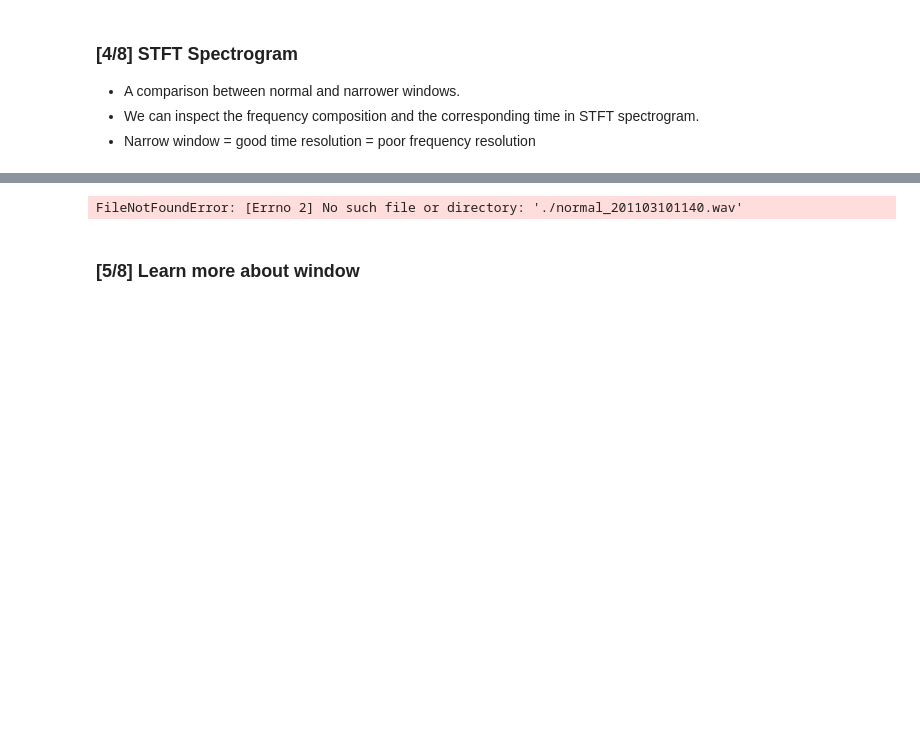
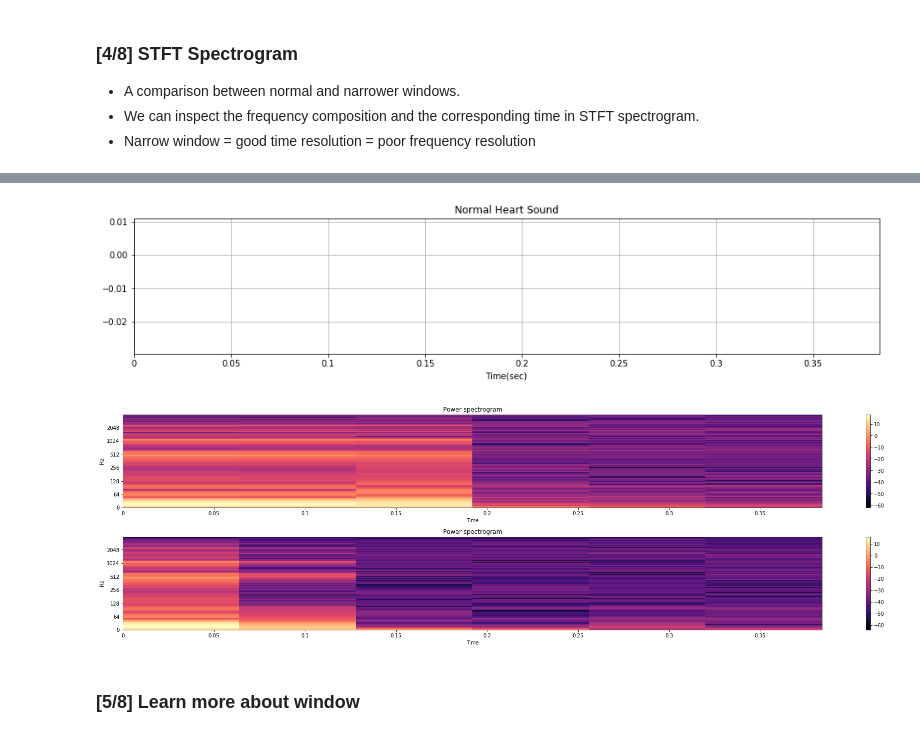
Before and after one commit to kalfasyan/wingbeat_frequencies, a Jupyter notebook: WIP_wavelets_second.ipynb, the cells around one changed output, grey strips where cells are left out. Drawn from its saved outputs; the diff is of its cells as text; code cells hidden in the pictures; blank space fills up the shorter version.

```diff
--- a/WIP_wavelets_second.ipynb
+++ b/WIP_wavelets_second.ipynb
@@ -155,35 +149,38 @@ ImportError: Traceback (most recent call last):
 # %%
-filepath = './normal_201103101140.wav'
-fs, samples = wavfile.read(filepath)
+# filepath = X_names[0]#'./normal_201103101140.wav'
+# fs, samples = wavfile.read(filepath)
+samples = read_simple([X_names[2]])[0]
+fs = F_S
 stft_input,sr = librosa.load(filepath, sr=None)
 
 window = signal.kaiser(2048, beta=1)
 window_narrow = signal.kaiser(2048, beta=21)
 
 stft_output = librosa.stft(stft_input, window=window,center=False)
 stft_output_narrow = librosa.stft(stft_input, window=window_narrow,center=False)  #narrower window
 
 # visualize
 plt.figure(figsize=(15.75,10))
 ax1 = plt.subplot(3,1,1)
 plt.title('Normal Heart Sound')
 plt.xlabel('Time(sec)')
 plt.plot(np.linspace(0, len(samples)//fs,len(samples)), samples)
 plt.xlim(xmin=0)
 plt.grid()
 plt.figure(figsize=(25,10))
 plt.subplot(3,1,2, sharex=ax1)
 librosa.display.specshow(librosa.amplitude_to_db(stft_output, ref=1), y_axis='log', x_axis='time',sr=sr)
 plt.title('Power spectrogram')
 plt.colorbar()
 plt.subplot(3,1,3,sharex=ax1)
 librosa.display.specshow(librosa.amplitude_to_db(stft_output_narrow, ref=1), y_axis='log', x_axis='time',sr=sr)
 plt.title('Power spectrogram')
 plt.colorbar()
 plt.tight_layout()
 plt.show()
 # %% [output]
-FileNotFoundError: [Errno 2] No such file or directory: './normal_201103101140.wav'
+[figure, added]
+[figure, added]
 # %% [markdown]
 ### [5/8] Learn more about window
 # %%
```
Also changed, not shown: parts of 7 cells of this notebook, 23 other files.
